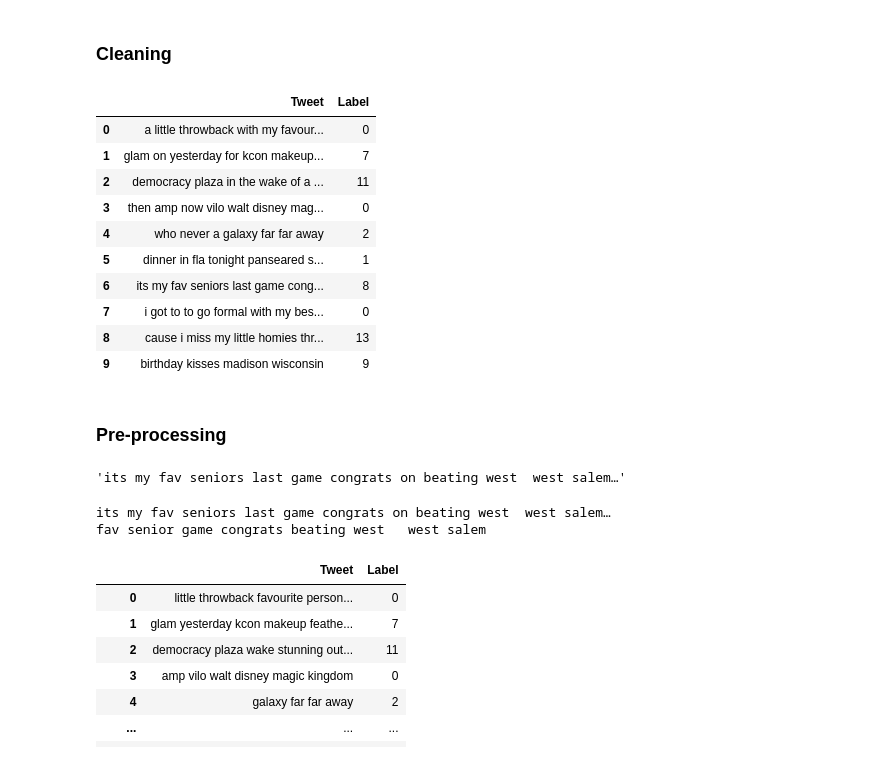
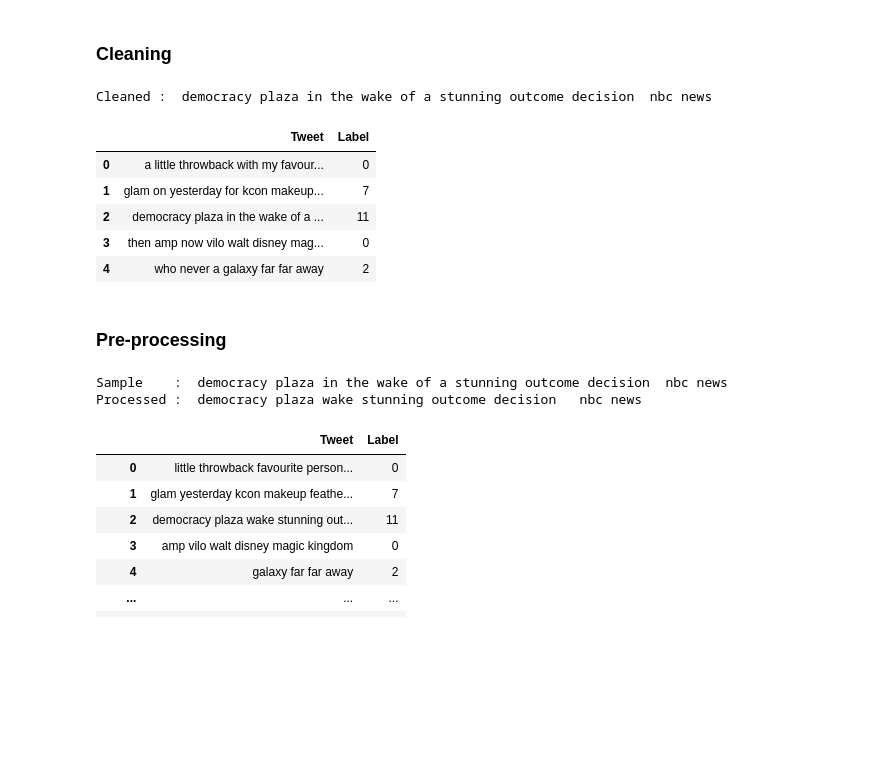
Before and after one commit to Defcon27/Emoji-Prediction-using-Deep-Learning, a Jupyter notebook: Emoji_ML.ipynb, the cells around one changed output. Cells and saved outputs as stored; diff of their text form; code cells hidden in the pictures; blank space fills up the shorter version.

```diff
--- a/Emoji_ML.ipynb
+++ b/Emoji_ML.ipynb
@@ -6,7 +6,7 @@ import pandas as pd
 import matplotlib.pyplot as plt
 import seaborn as sns
 # %%
-df = pd.read_csv("emoji.csv")
-df.head(10)
+df = pd.read_csv("data/emoji_uncleaned.csv")
+df.head(5)
 # %% [output]
 |  | Tweet | Label |
@@ -29,7 +28,7 @@ import string
 import re
 
 def tweet_clean(tweet):
-    tweet = tweet.lower()
+    tweet = str(tweet).lower()
     rm_mention = re.sub(r'@[A-Za-z0-9]+', '', tweet)                       # remove @mentions
     rm_rt = re.sub(r'RT[/s]+', '', rm_mention)                             # remove RT
     rm_links = re.sub(r'http\S+', '', rm_rt)                               # remove hyperlinks
@@ -40,21 +39,23 @@ def tweet_clean(tweet):
     cleaned = rm_punc
 
     return cleaned
+# %%
+tweet = df['Tweet'][2]
+cleaned = tweet_clean(tweet)
+
+print("Cleaned : ",cleaned)
+# %% [output]
+Cleaned :  democracy plaza in the wake of a stunning outcome decision  nbc news
 # %%
 df["Tweet"] = df["Tweet"].apply(tweet_clean)
-df.head(10)
+df.head(5)
 # %% [output]
 |  | Tweet | Label |
 | 0 | a little throwback with my favour... | 0 |
 | 1 | glam on yesterday for kcon makeup... | 7 |
 | 2 | democracy plaza in the wake of a ... | 11 |
 | 3 | then amp now vilo walt disney mag... | 0 |
 | 4 | who never a galaxy far far away | 2 |
-| 5 | dinner in fla tonight panseared s... | 1 |
-| 6 | its my fav seniors last game cong... | 8 |
-| 7 | i got to to go formal with my bes... | 0 |
-| 8 | cause i miss my little homies thr... | 13 |
-| 9 | birthday kisses madison wisconsin | 9 |
 # %% [markdown]
 ### Pre-processing
 # %%
@@ -78,18 +79,14 @@ def tweet_preprocessing(tweet, nlp=nlp, lemmatizer=lemmatizer):
 
     processed = " ".join(rm_stop_words_lemma)
     return processed
-# %%
-tweet = df.iloc[6][0]
-tweet
-# %% [output]
-'its my fav seniors last game congrats on beating west  west salem…'
 # %%
+tweet = df['Tweet'][2]
 cleaned = tweet_clean(tweet)
-print(cleaned)
 
-print(tweet_preprocessing(cleaned))
+print("Sample    : ",cleaned)
+print("Processed : ",tweet_preprocessing(cleaned))
 # %% [output]
-its my fav seniors last game congrats on beating west  west salem…
-fav senior game congrats beating west   west salem
+Sample    :  democracy plaza in the wake of a stunning outcome decision  nbc news
+Processed :  democracy plaza wake stunning outcome decision   nbc news
 # %%
 df["Tweet"] = df["Tweet"].apply(tweet_preprocessing)
```
Also changed, not shown: parts of 17 cells of this notebook, 1 other file.
